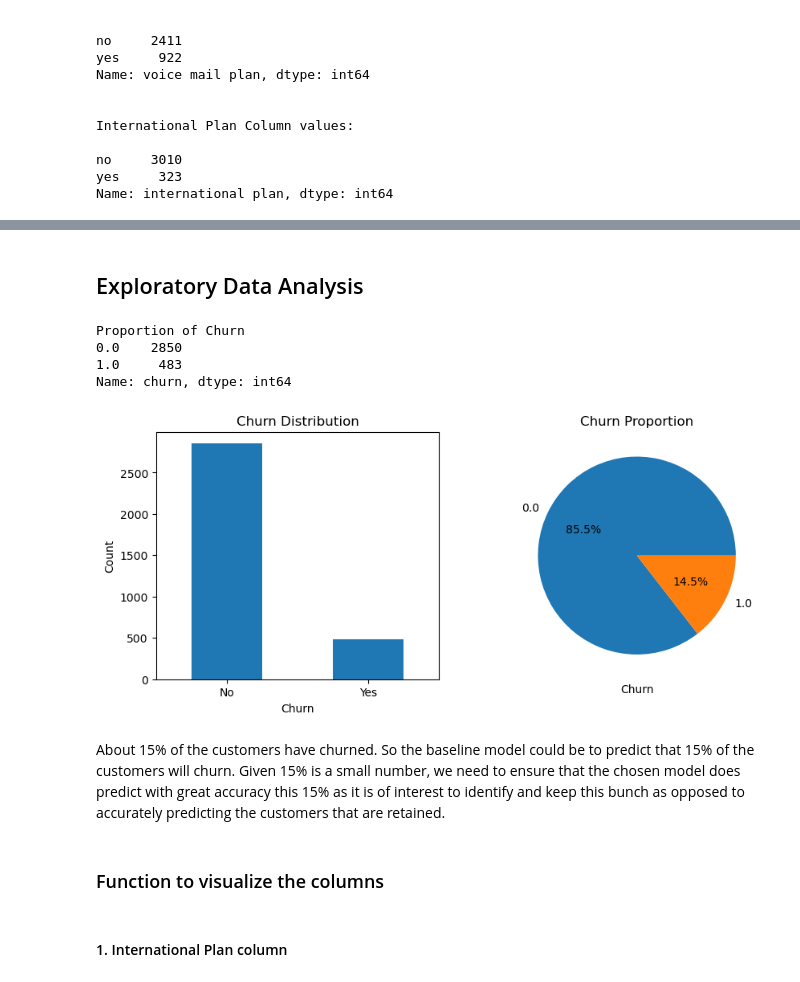
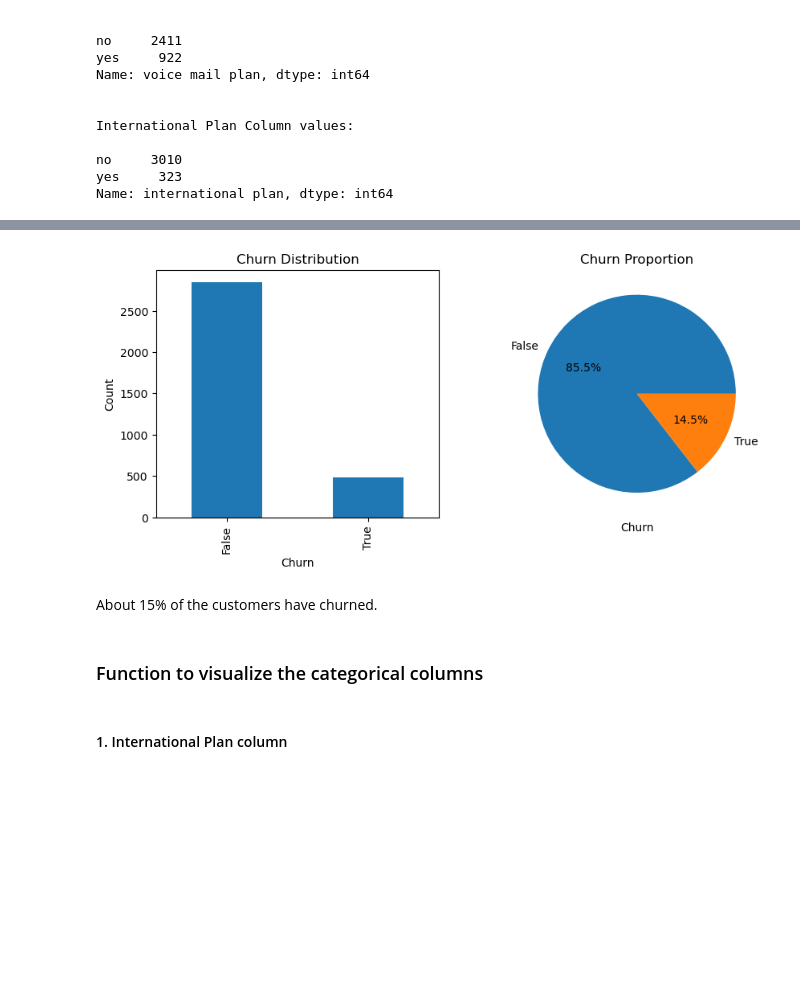
Before and after one commit to Emilly-Njue/Phase3-Project, a Jupyter notebook: customer_churn.ipynb, the cells around one changed output, grey strips where cells are left out. Saved outputs shown, nothing was run; the diff lists cells and outputs as text; code cells hidden in the pictures; blank space fills up the shorter version.

```diff
--- a/customer_churn.ipynb
+++ b/customer_churn.ipynb
@@ -236,11 +208,0 @@ data
-# %% [markdown]
-## Exploratory Data Analysis
-# %%
-# Check amounts of '0' and '1' in column 'Churn'
-print("Proportion of Churn")
-print(data["churn"].value_counts())
-# %% [output]
-Proportion of Churn
-0.0    2850
-1.0     483
-Name: churn, dtype: int64
@@ -251,28 +209,27 @@ import seaborn as sns
 # %%
 fig, (ax_bar, ax_pie) = plt.subplots(nrows=1, ncols=2, figsize=(10, 4))
 
 #Bar Chart for churn
 churn_counts = data['churn'].value_counts()
 
 churn_counts.plot(kind='bar', ax=ax_bar)
 ax_bar.set_xlabel('Churn')
 ax_bar.set_ylabel('Count')
-ax_bar.set_xticklabels(['No', 'Yes'], rotation='horizontal')
 ax_bar.set_title('Churn Distribution')
 
 #Pie chart for churn
 churn_counts = data['churn'].value_counts()
 ax_pie.pie(churn_counts.values, labels=churn_counts.index, autopct='%1.1f%%')
 ax_pie.set_xlabel('Churn')
 ax_pie.set_title('Churn Proportion')
 
 plt.show()
 # %% [output]
-[figure, old version]
+[figure, new version]
-# %% [markdown]
-About 15% of the customers have churned. So the baseline model could be to predict that 15% of the customers will churn. Given 15% is a small number, we need to ensure that the chosen model does predict with great accuracy this 15% as it is of interest to identify and keep this bunch as opposed to accurately predicting the customers that are retained.
+# %% [markdown]
+About 15% of the customers have churned.
 # %% [markdown]
-### Function to visualize the columns
+### Function to visualize the categorical columns
 # %%
 def visualize_column(column):
     column_counts = data[column].value_counts()
```
Also changed, not shown: parts of 22 cells of this notebook.
